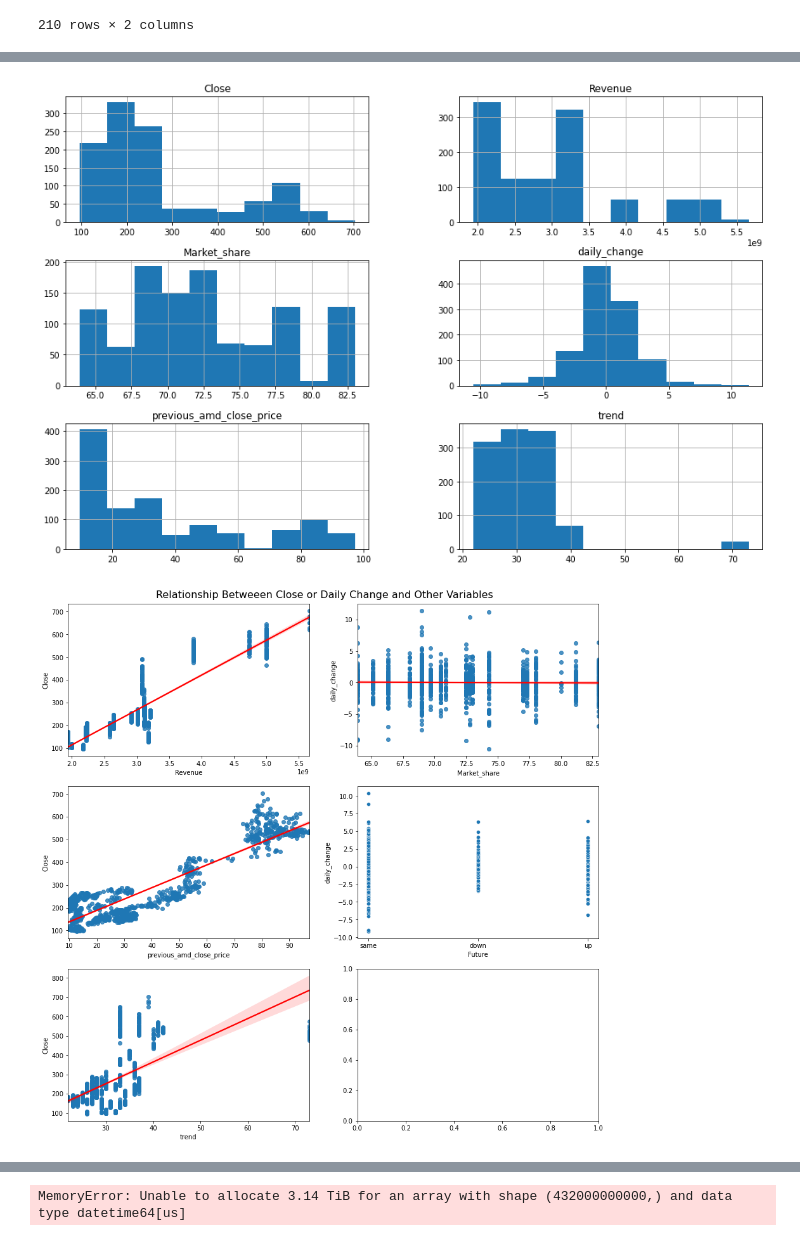
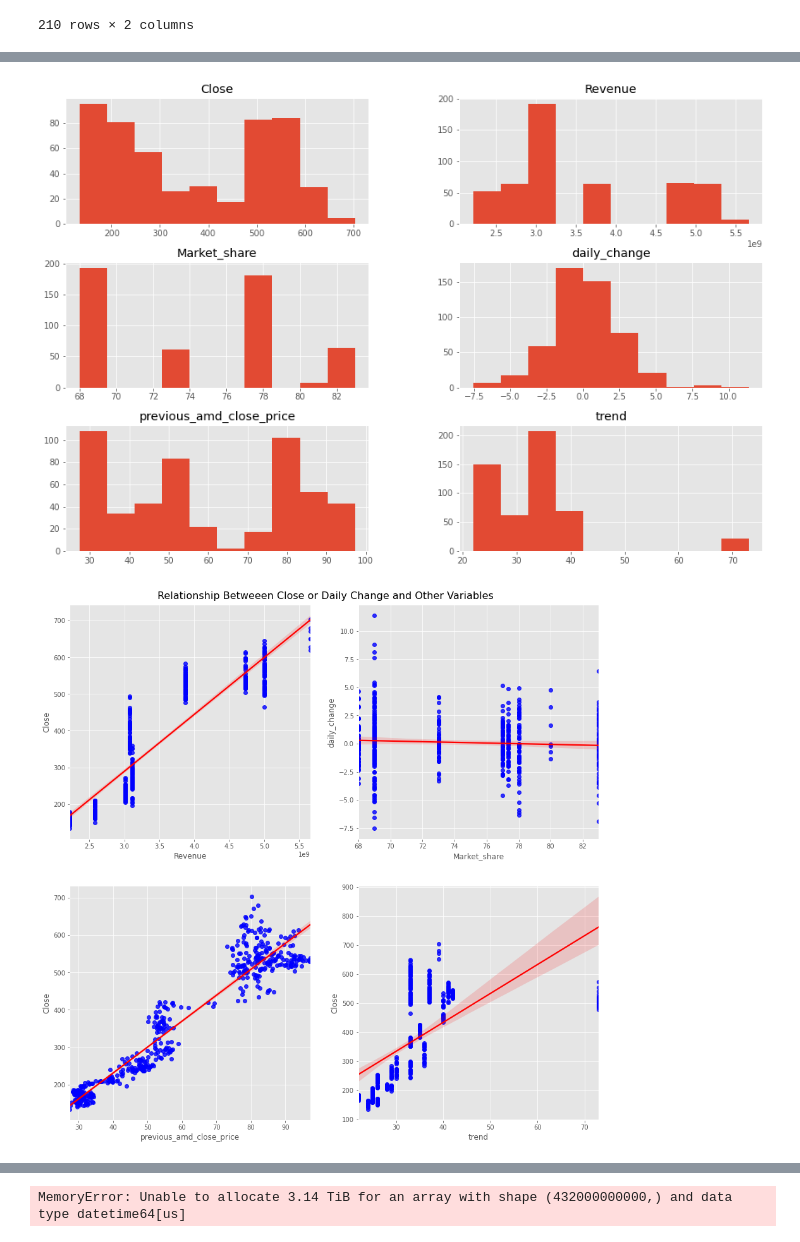
Before and after one commit to jayce7376/Nvidia_Stock_Prediction, a Jupyter notebook: notebook.ipynb, the cells around one changed output, grey strips where cells are left out. Saved outputs shown, nothing was run; the diff lists cells and outputs as text; code cells hidden in the pictures.

```diff
--- a/notebook.ipynb
+++ b/notebook.ipynb
@@ -9,9 +9,6 @@ import math
 import seaborn as sns
 import matplotlib.pyplot as plt
 from chart_studio.plotly import plot_mpl
-# import cufflinks as cf
-# cf.go_offline()
-# cf.set_config_file(offline=False, world_readable=True)
 from datetime import datetime
 
 
@@ -30,6 +27,7 @@ from pylab import rcParams
 
 import warnings
 warnings.filterwarnings('ignore')
+plt.style.use('ggplot')
 # %%
 nvidia = pd.read_csv('./data/Nvidia_history.csv')
 amd = pd.read_csv('./data/AMD_stock_price_history.csv')
@@ -146,4 +128,4 @@ nvidia
 # %%
 nvidia['Date'] = pd.to_datetime(nvidia['Date'])
-nvidia = nvidia[nvidia.Date >= '2017-01-01']
+nvidia = nvidia[nvidia.Date >= '2019-06-01']
 nvidia = nvidia.set_index('Date')
@@ -152,26 +147,24 @@ fig, ax = plt.subplots(figsize = (15,10))
 nvidia.hist(bins = 10, ax=ax)
 fig.savefig('./images/variables_distribution.png')
 # %% [output]
-[figure, old version]
+[figure, new version]
 # %%
 # create regression plots to check the relationship between price and other variables
-fig, axes = plt.subplots(3, 2, figsize=(15,15))
+fig, axes = plt.subplots(2, 2, figsize=(15,15))
 ax1 = axes[0][0]
 ax2 = axes[0][1]
 ax3 = axes[1][0]
 ax4 = axes[1][1]
-ax5 = axes[2][0]
 X = nvidia.drop('Close', axis = 1)
 y = nvidia['Close']
 fig.suptitle('Relationship Betweeen Close or Daily Change and Other Variables', fontsize=16, y=0.9)
-sns.regplot(x=X['Revenue'], y=y, line_kws={"color": "red"}, ax=ax1)
-sns.regplot(x=X['Market_share'], y=X['daily_change'], line_kws={"color": "red"}, ax=ax2)
-sns.regplot(x=X['previous_amd_close_price'], y=y, line_kws={"color": "red"}, ax=ax3)
-sns.scatterplot(x=X['Future'], y=X['daily_change'], ax=ax4)
-sns.regplot(x=X['trend'], y=y, line_kws={"color": "red"}, ax=ax5)
+sns.regplot(x=X['Revenue'], y=y, line_kws={"color": "red"}, ax=ax1, color='blue')
+sns.regplot(x=X['Market_share'], y=X['daily_change'], line_kws={"color": "red"}, ax=ax2, color='blue')
+sns.regplot(x=X['previous_amd_close_price'], y=y, line_kws={"color": "red"}, ax=ax3, color='blue')
+sns.regplot(x=X['trend'], y=y, line_kws={"color": "red"}, ax=ax4, color='blue')
 fig.savefig('./images/close_variables_relationship.png')
 # %% [output]
-[figure, old version]
+[figure, new version]
 # %%
 def test_stationarity(timeseries):
     #Determing rolling statistics
```
Also changed, not shown: parts of 18 cells of this notebook, 10 other files.
